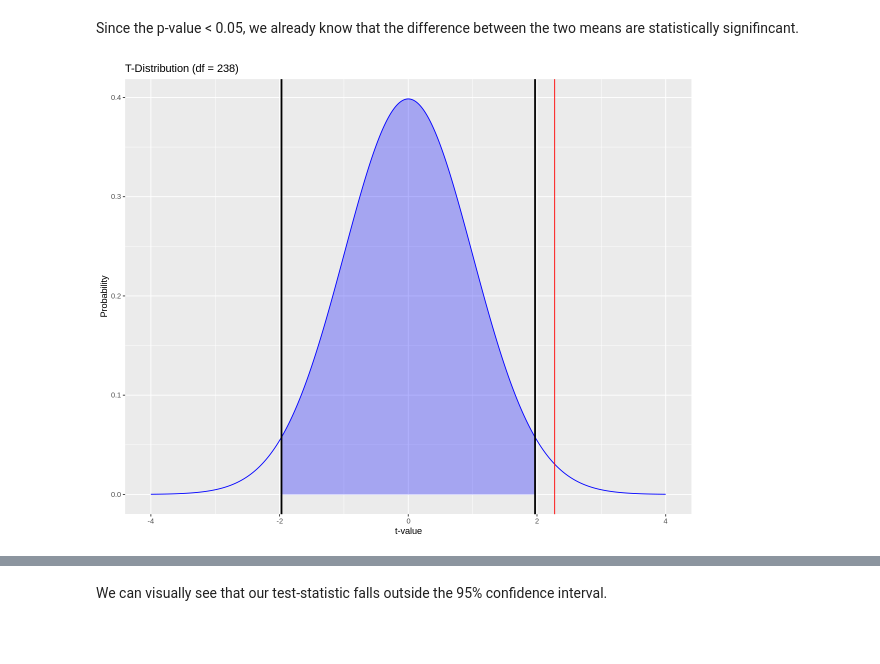
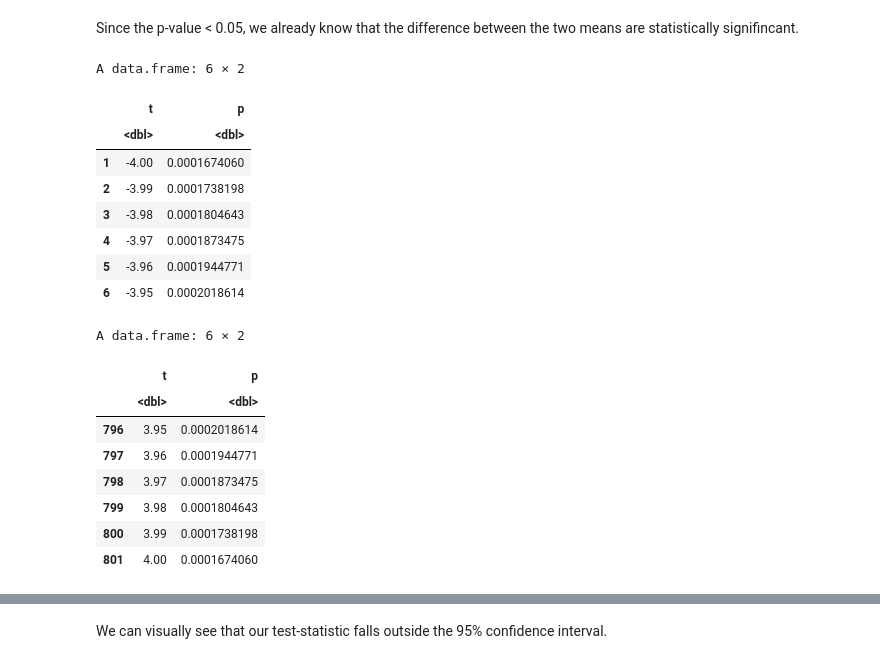
Before and after one commit to aaryan-rampal/stat-201-project, a Jupyter notebook: proposal.ipynb, the cells around one changed output, grey strips where cells are left out. Saved outputs shown, nothing was run; the diff lists cells and outputs as text; code cells hidden in the pictures; blank space fills up the shorter version.

```diff
--- a/proposal.ipynb
+++ b/proposal.ipynb
@@ -182,27 +181,29 @@ A tibble: 1 × 10
 # %% [markdown]
 Since the p-value < 0.05, we already know that the difference between the two means are statistically signifincant.
 # %%
+df <- nrow(salary) - 2
 t_values <- seq(-4, 4, by = 0.01)  # Adjust the range and increment as needed
-df <- 238
 probabilities <- dt(t_values, df = df)
 
-data <- data.frame(t = t_values, p = probabilities)
-ci <- tibble(
-    lower = qt(0.025, df),
-    upper = qt(0.975, df))
-
-# Create the ggplot plot
-t_dist <- ggplot(data, aes(x = t, y = p)) +
-    geom_line(color = "blue") +
-    labs(title = "T-Distribution (df = 238)", x = "t-value", y = "Probability") +
-    geom_ribbon(data = data %>% filter(t >= ci$lower & t <= ci$upper),
-                aes(ymin = 0, ymax = p),
-                fill = "blue", alpha = 0.3) +
-    geom_vline(xintercept = test_stat, color = 'red') +
-    geom_vline(xintercept = ci$lower, size = 1) +
-    geom_vline(xintercept = ci$upper, size = 1)
-
-# Display the plot
-t_dist
+t_dist_data <- data.frame(t = t_values, p = probabilities)
+head(t_dist_data)
+tail(t_dist_data)
 # %% [output]
-[figure, removed]
+A data.frame: 6 × 2
+|  | t | p |
+|  | <dbl> | <dbl> |
+| 1 | -4.00 | 0.0001674060 |
+| 2 | -3.99 | 0.0001738198 |
+| 3 | -3.98 | 0.0001804643 |
+| 4 | -3.97 | 0.0001873475 |
+| 5 | -3.96 | 0.0001944771 |
+| 6 | -3.95 | 0.0002018614 |
+A data.frame: 6 × 2
+|  | t | p |
+|  | <dbl> | <dbl> |
+| 796 | 3.95 | 0.0002018614 |
+| 797 | 3.96 | 0.0001944771 |
+| 798 | 3.97 | 0.0001873475 |
+| 799 | 3.98 | 0.0001804643 |
+| 800 | 3.99 | 0.0001738198 |
+| 801 | 4.00 | 0.0001674060 |
```
Also changed, not shown: parts of 9 cells of this notebook.
